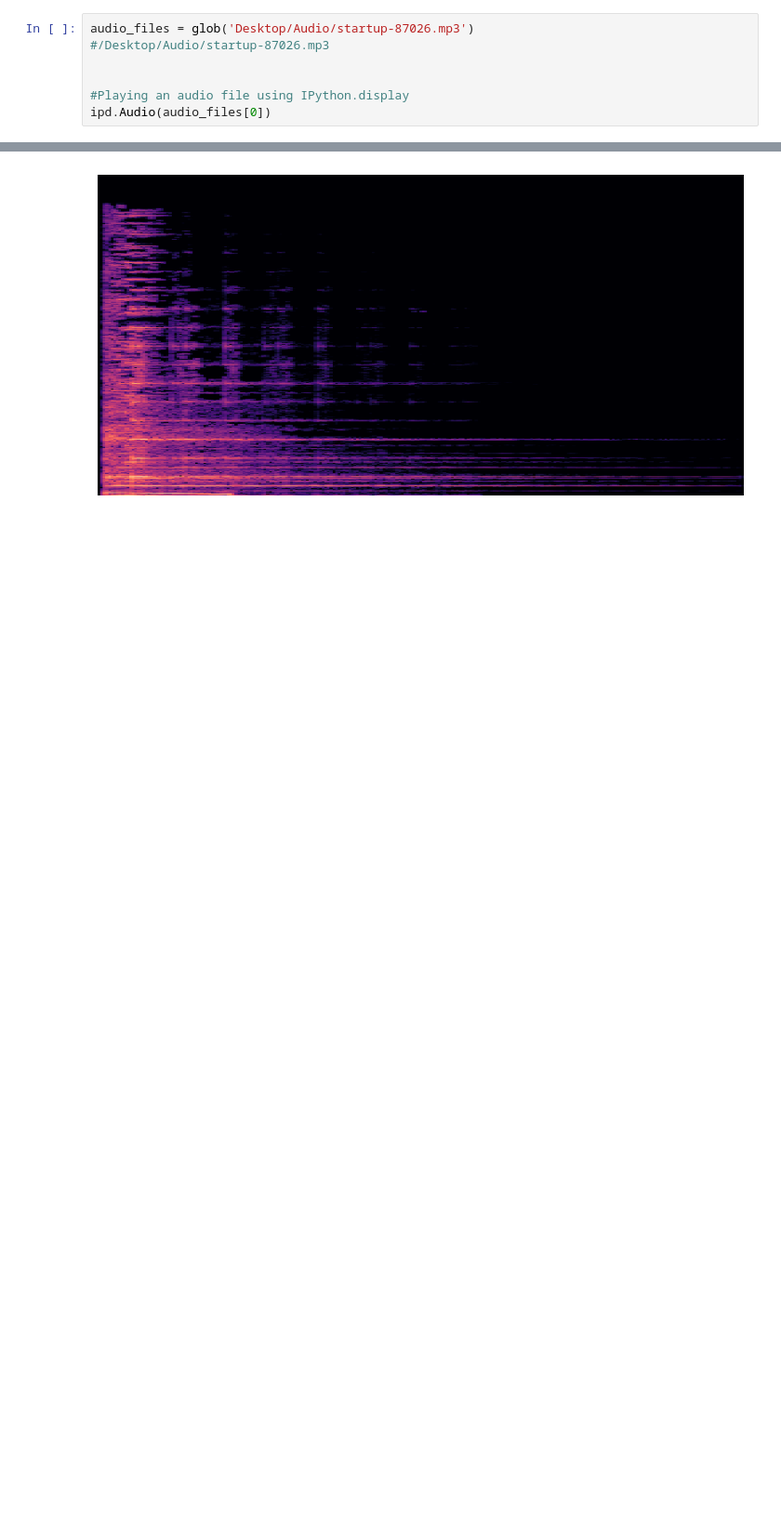
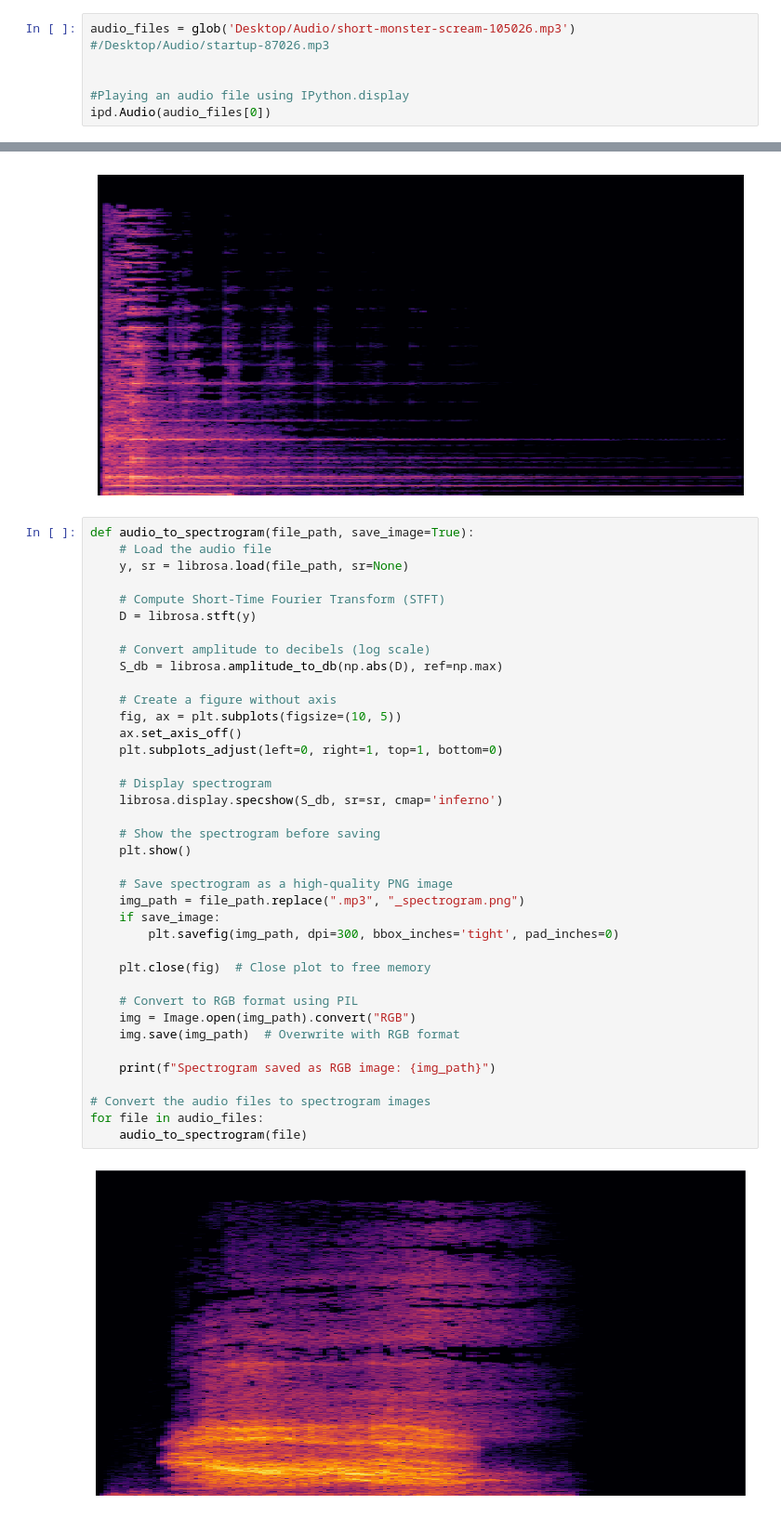
Before and after one commit to Ry-an7/Echoes-of-Art, a Jupyter notebook: Echoes_of_Art.ipynb, the cells around one changed output, grey strips where cells are left out. Shown at 93% size. Cells and saved outputs as stored; diff of their text form; blank space fills up the shorter version.

```diff
--- a/Echoes_of_Art.ipynb
+++ b/Echoes_of_Art.ipynb
@@ -18,7 +44,7 @@ import IPython.display as ipd
 # %% [markdown]
 ## Read Audio Files
 # %%
-audio_files = glob('Desktop/Audio/startup-87026.mp3')
+audio_files = glob('Desktop/Audio/short-monster-scream-105026.mp3')
 #/Desktop/Audio/startup-87026.mp3
 
 
@@ -57,3 +83,43 @@ for file in audio_files:
     audio_to_spectrogram(file)
 # %% [output]
 [figure]
+# %%
+def audio_to_spectrogram(file_path, save_image=True):
+    # Load the audio file
+    y, sr = librosa.load(file_path, sr=None)
+
+    # Compute Short-Time Fourier Transform (STFT)
+    D = librosa.stft(y)
+
+    # Convert amplitude to decibels (log scale)
+    S_db = librosa.amplitude_to_db(np.abs(D), ref=np.max)
+
+    # Create a figure without axis
+    fig, ax = plt.subplots(figsize=(10, 5))
+    ax.set_axis_off()
+    plt.subplots_adjust(left=0, right=1, top=1, bottom=0)
+
+    # Display spectrogram
+    librosa.display.specshow(S_db, sr=sr, cmap='inferno')
+
+    # Show the spectrogram before saving
+    plt.show()
+
+    # Save spectrogram as a high-quality PNG image
+    img_path = file_path.replace(".mp3", "_spectrogram.png")
+    if save_image:
+        plt.savefig(img_path, dpi=300, bbox_inches='tight', pad_inches=0)
+
+    plt.close(fig)  # Close plot to free memory
+
+    # Convert to RGB format using PIL
+    img = Image.open(img_path).convert("RGB")
+    img.save(img_path)  # Overwrite with RGB format
+
+    print(f"Spectrogram saved as RGB image: {img_path}")
+
+# Convert the audio files to spectrogram images
+for file in audio_files:
+    audio_to_spectrogram(file)
+# %% [output]
+[figure, added]
```
Also changed, not shown: parts of 9 cells of this notebook.
